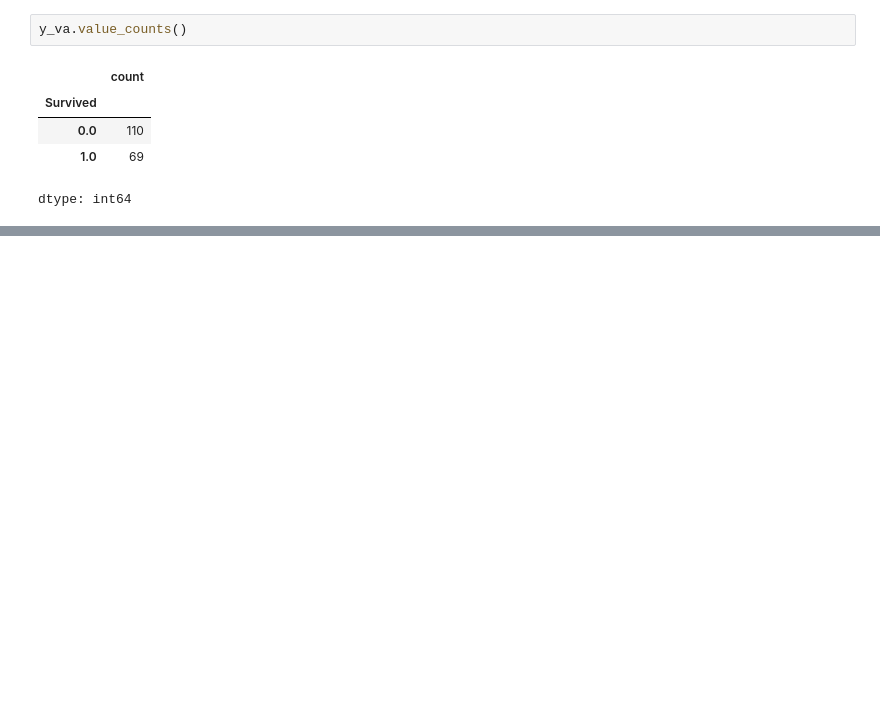
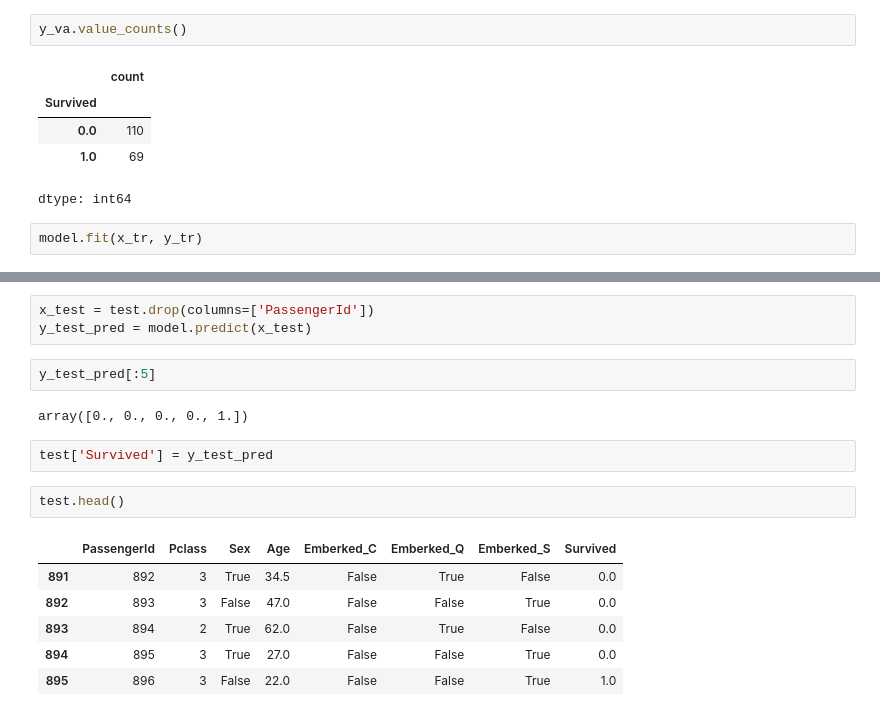
Before and after one commit to Silcom2020/datascience, a Jupyter notebook: Untitled0.ipynb, the cells around one changed output, grey strips where cells are left out. Drawn from its saved outputs; the diff is of its cells as text; blank space fills up the shorter version.

```diff
--- a/Untitled0.ipynb
+++ b/Untitled0.ipynb
@@ -427,3 +424,5 @@ y_va.value_counts()
 | 0.0 | 110 |
 | 1.0 | 69 |
 dtype: int64
+# %%
+model.fit(x_tr, y_tr)
@@ -429,0 +462,18 @@ dtype: int64
+# %%
+x_test = test.drop(columns=['PassengerId'])
+y_test_pred = model.predict(x_test)
+# %%
+y_test_pred[:5]
+# %% [output]
+array([0., 0., 0., 0., 1.])
+# %%
+test['Survived'] = y_test_pred
+# %%
+test.head()
+# %% [output]
+|  | PassengerId | Pclass | Sex | Age | Emberked_C | Emberked_Q | Emberked_S | Survived |
+| 891 | 892 | 3 | True | 34.5 | False | True | False | 0.0 |
+| 892 | 893 | 3 | False | 47.0 | False | False | True | 0.0 |
+| 893 | 894 | 2 | True | 62.0 | False | True | False | 0.0 |
+| 894 | 895 | 3 | True | 27.0 | False | False | True | 0.0 |
+| 895 | 896 | 3 | False | 22.0 | False | False | True | 1.0 |
```
Also changed, not shown: parts of 13 cells of this notebook.
